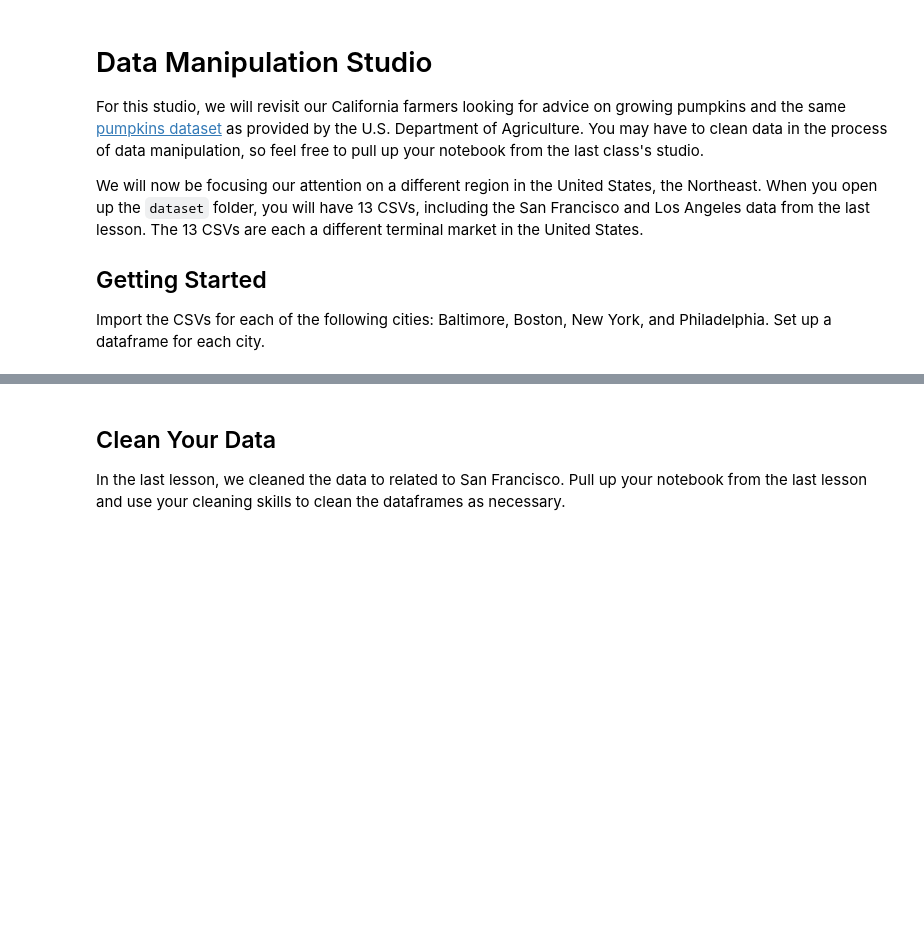
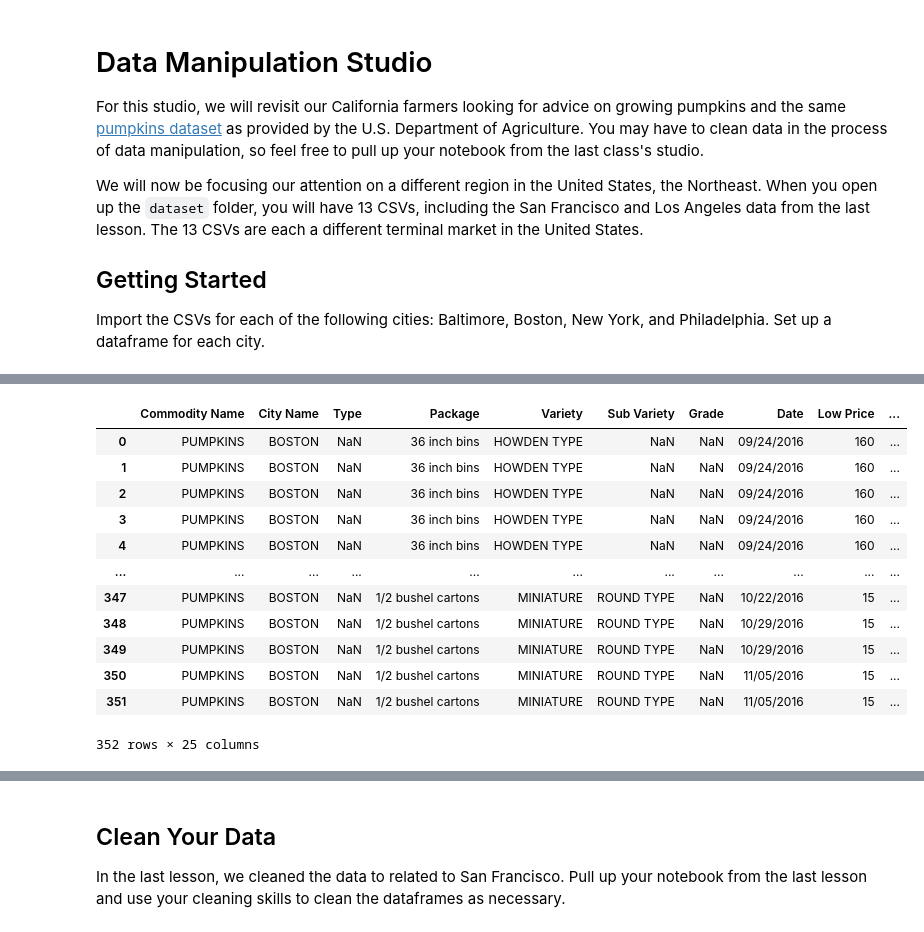
Before and after one commit to KeerthanaMadhesh/data-manipulation, a Jupyter notebook: Data Manipulation Studio.ipynb, the cells around one changed output, grey strips where cells are left out. Cells and saved outputs as stored; diff of their text form; code cells hidden in the pictures; blank space fills up the shorter version.

```diff
--- a/Data Manipulation Studio.ipynb
+++ b/Data Manipulation Studio.ipynb
@@ -16,0 +37,16 @@ FileNotFoundError: [Errno 2] No such file or directory: 'san-fransisco_9-24-2016
+# %%
+data1
+# %% [output]
+|  | Commodity Name | City Name | Type | Package | Variety | Sub Variety | Grade | Date | Low Price | ... |
+| 0 | PUMPKINS | BOSTON | NaN | 36 inch bins | HOWDEN TYPE | NaN | NaN | 09/24/2016 | 160 | ... |
+| 1 | PUMPKINS | BOSTON | NaN | 36 inch bins | HOWDEN TYPE | NaN | NaN | 09/24/2016 | 160 | ... |
+| 2 | PUMPKINS | BOSTON | NaN | 36 inch bins | HOWDEN TYPE | NaN | NaN | 09/24/2016 | 160 | ... |
+| 3 | PUMPKINS | BOSTON | NaN | 36 inch bins | HOWDEN TYPE | NaN | NaN | 09/24/2016 | 160 | ... |
+| 4 | PUMPKINS | BOSTON | NaN | 36 inch bins | HOWDEN TYPE | NaN | NaN | 09/24/2016 | 160 | ... |
+| ... | ... | ... | ... | ... | ... | ... | ... | ... | ... | ... |
+| 347 | PUMPKINS | BOSTON | NaN | 1/2 bushel cartons | MINIATURE | ROUND TYPE | NaN | 10/22/2016 | 15 | ... |
+| 348 | PUMPKINS | BOSTON | NaN | 1/2 bushel cartons | MINIATURE | ROUND TYPE | NaN | 10/29/2016 | 15 | ... |
+| 349 | PUMPKINS | BOSTON | NaN | 1/2 bushel cartons | MINIATURE | ROUND TYPE | NaN | 10/29/2016 | 15 | ... |
+| 350 | PUMPKINS | BOSTON | NaN | 1/2 bushel cartons | MINIATURE | ROUND TYPE | NaN | 11/05/2016 | 15 | ... |
+| 351 | PUMPKINS | BOSTON | NaN | 1/2 bushel cartons | MINIATURE | ROUND TYPE | NaN | 11/05/2016 | 15 | ... |
+352 rows × 25 columns
```
Also changed, not shown: parts of 13 cells of this notebook, 4 other files.
